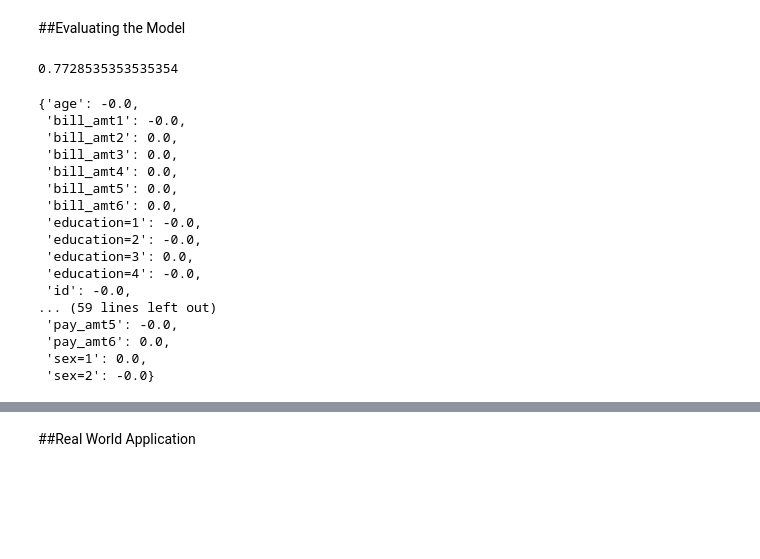
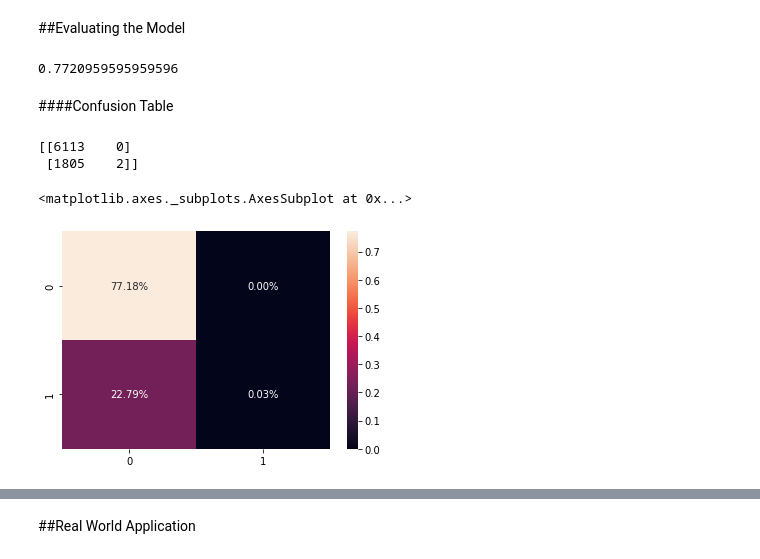
Before and after one commit to saif-byte/DataSciencePortfolio, a Jupyter notebook: Credit Card Defaulter/Defaulter_or_not.ipynb, the cells around one changed output, grey strips where cells are left out. Cells and saved outputs as stored; diff of their text form; code cells hidden in the pictures; blank space fills up the shorter version.

```diff
--- a/Credit Card Defaulter/Defaulter_or_not.ipynb
+++ b/Credit Card Defaulter/Defaulter_or_not.ipynb
@@ -385,7 +381,7 @@ X_res , y_res = res.fit_resample(df_train , y_train)
 # %%
 #We will use one-hot encoding to vectorize our categorical variables
 #First we need to convert our DataFrame into a dictionary
-train_dict  = X_res.to_dict('records')
+train_dict  = df_train.to_dict('records')
 #now if we look into the first element of this list
 train_dict[0]
 # %% [output]
@@ -487,7 +483,7 @@ dv.get_feature_names()
 # %%
 #we will first train our data using logistic regression
 model = LogisticRegression(solver="liblinear", random_state=1)
-model.fit(X_train , y_res)
+model.fit(X_train , y_train)
 # %% [output]
 LogisticRegression(random_state=1, solver='liblinear')
 # %%
@@ -520,6 +516,6 @@ default = y_pred>=0.5
 #tell us probablity of values matched
 (y_val==default).mean()
 # %% [output]
-0.7728535353535354
+0.7720959595959596
 # %%
 #We can see that our model done pretty well by predicting 77% values correct
@@ -526,21 +524,15 @@ default = y_pred>=0.5
-# %%
-#We can also see weights attached to each variable
-dict(zip(dv.get_feature_names_out() , model.coef_[0].round(3)))
-# %% [output]
-{'age': -0.0,
- 'bill_amt1': -0.0,
- 'bill_amt2': 0.0,
- 'bill_amt3': 0.0,
- 'bill_amt4': 0.0,
- 'bill_amt5': 0.0,
- 'bill_amt6': 0.0,
- 'education=1': -0.0,
- 'education=2': -0.0,
- 'education=3': 0.0,
- 'education=4': -0.0,
- 'id': -0.0,
-... (59 lines left out)
- 'pay_amt5': -0.0,
- 'pay_amt6': 0.0,
- 'sex=1': 0.0,
- 'sex=2': -0.0}
+# %% [markdown]
+####Confusion Table
+# %%
+tn, fp, fn, tp = confusion_matrix(y_val , default).ravel()
+cf_matrix = np.array([[tn , fp],
+                [fn , tp]])
+print(cf_matrix)
+# %% [output]
+[[6113    0]
+ [1805    2]]
+# %%
+sns.heatmap(cf_matrix/np.sum(cf_matrix), annot=True, fmt='.2%')
+# %% [output]
+<matplotlib.axes._subplots.AxesSubplot at 0x...>
+[figure, added]
```
Also changed, not shown: parts of 23 cells of this notebook.
